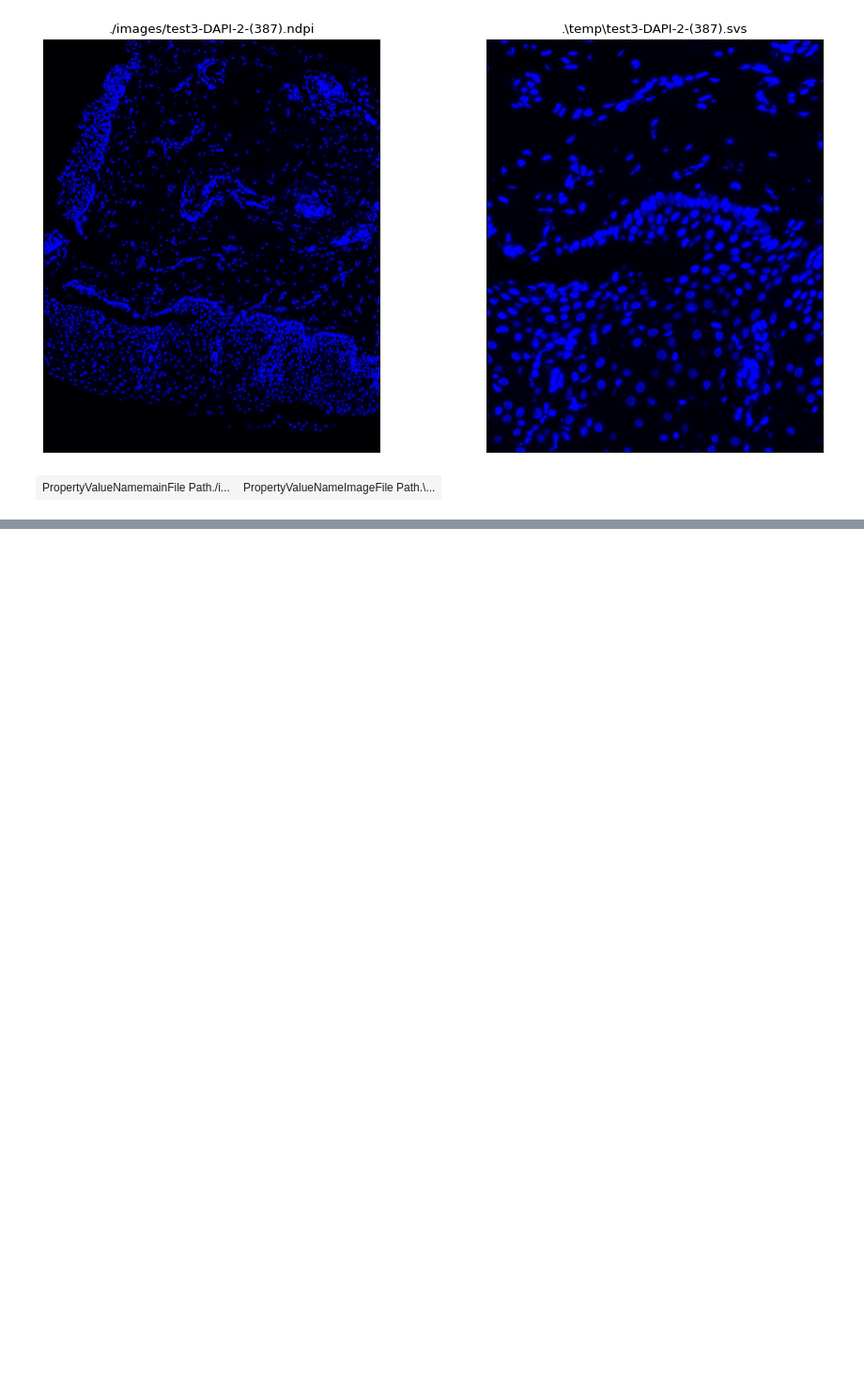
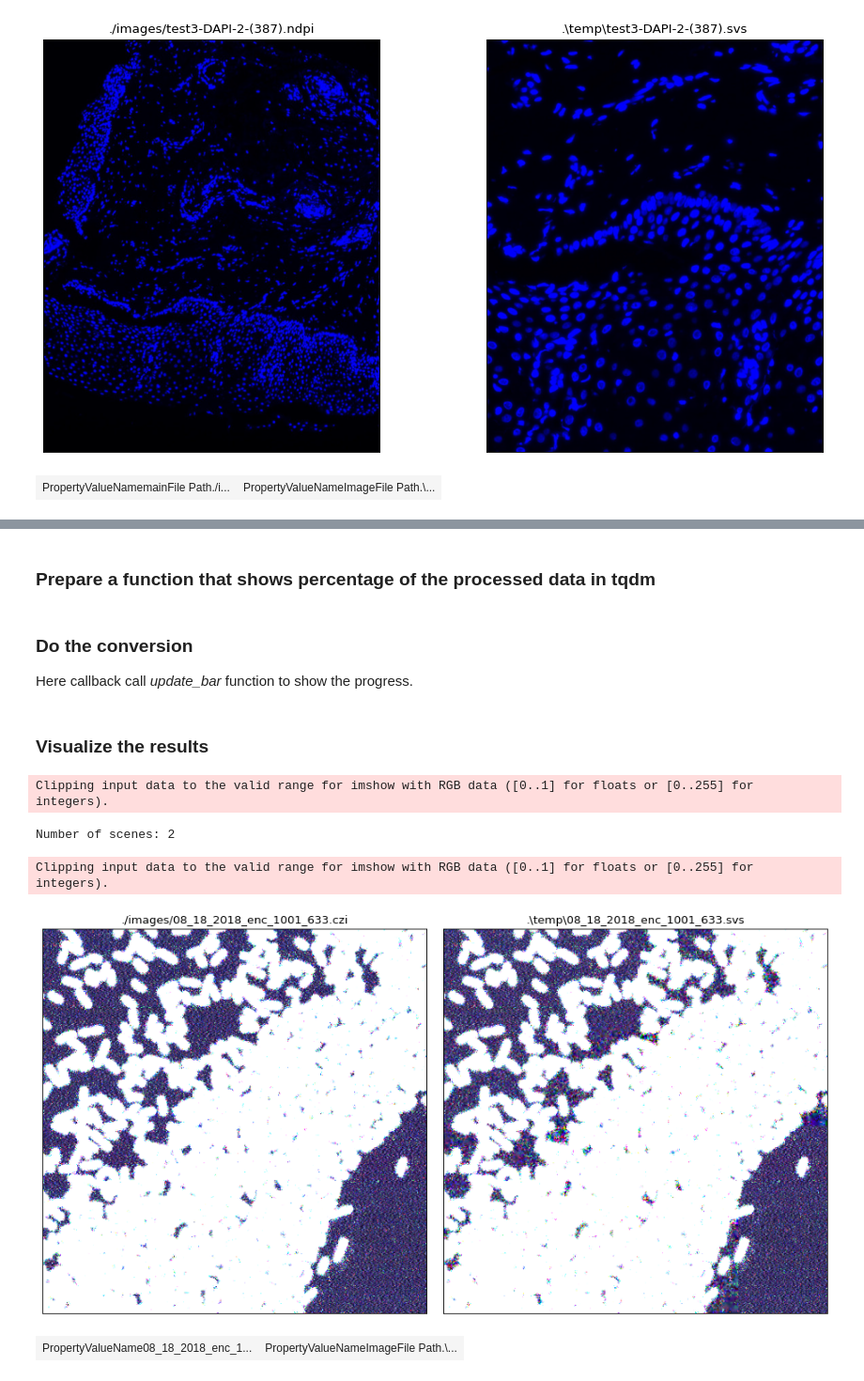
Before and after one commit to Booritas/slideio-tutorial, a Jupyter notebook: converter.ipynb, the cells around one changed output, grey strips where cells are left out. Shown at 94% size. Saved outputs shown, nothing was run; the diff lists cells and outputs as text; code cells hidden in the pictures; blank space fills up the shorter version.

```diff
--- a/converter.ipynb
+++ b/converter.ipynb
@@ -261,0 +293,8 @@ with slideio.open_slide(input_path,'AUTO') as slide:
+# %%
+# Load input scene from a czi file
+input_path =  get_driver_test_images("CZI")[0]
+output_path = create_output_file_path(input_path)
+delete_file(output_path)
+origin_scene = slideio.open_slide(input_path, 'AUTO').get_scene(0)
+# %% [markdown]
+### Prepare a function that shows percentage of the processed data in tqdm
@@ -261,0 +308,3 @@ with slideio.open_slide(input_path,'AUTO') as slide:
+# %% [markdown]
+### Do the conversion
+Here callback call *update_bar* function to show the progress.
@@ -261,0 +317,13 @@ with slideio.open_slide(input_path,'AUTO') as slide:
+# %% [markdown]
+### Visualize the results
+# %%
+svs_slide = slideio.open_slide(output_path)
+svs_scene = svs_slide.get_scene(0)
+show_scenes([origin_scene, svs_scene], 3, (500,500))
+show_scene_info_tables([origin_scene, svs_scene])
+# %% [output]
+Clipping input data to the valid range for imshow with RGB data ([0..1] for floats or [0..255] for integers).
+Number of scenes: 2
+Clipping input data to the valid range for imshow with RGB data ([0..1] for floats or [0..255] for integers).
+[figure, added]
+| PropertyValueName08_18_2018_enc_1... | PropertyValueNameImageFile Path.\... |
```
Also changed, not shown: parts of 15 cells of this notebook, 1 other file.
